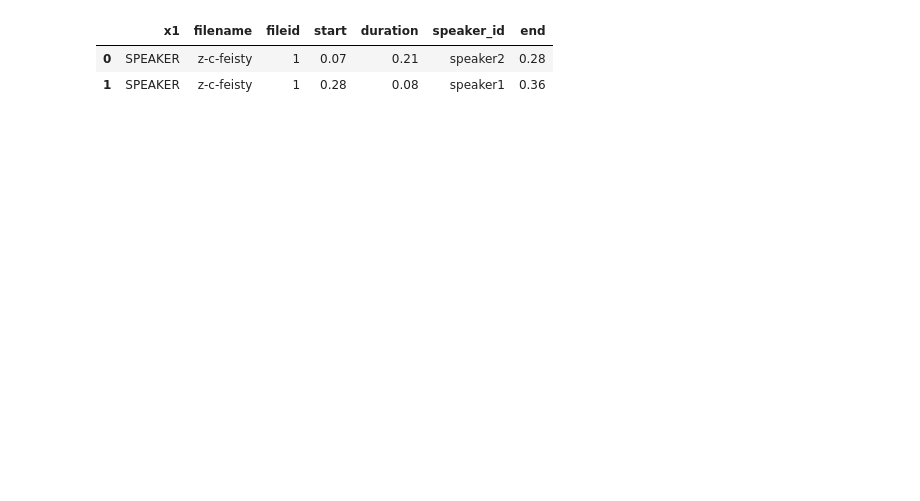
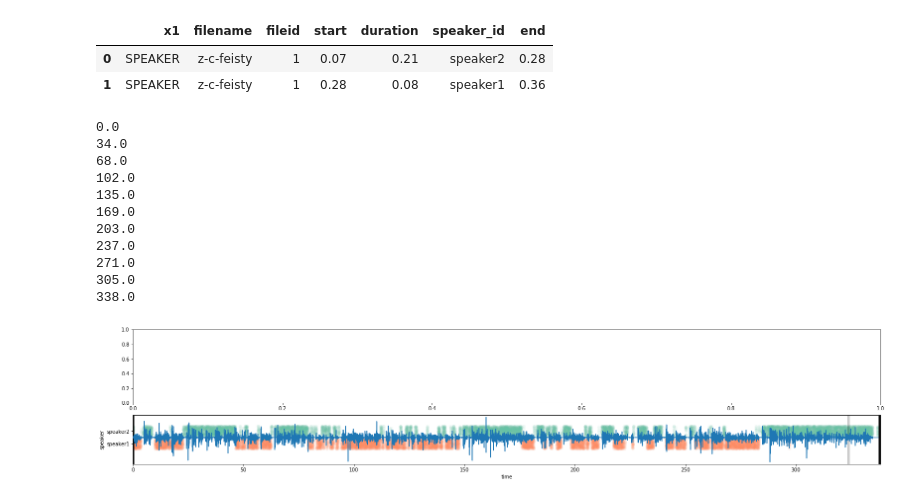
Before and after one commit to AntonBiryukovUofC/diurisation-pet-proj, a Jupyter notebook: notebooks/Visualisation-tests.ipynb, the cells around one changed output. Drawn from its saved outputs; the diff is of its cells as text; code cells hidden in the pictures; blank space fills up the shorter version.

Commit message:
added notebooks with visualization tests

```diff
--- a/notebooks/Visualisation-tests.ipynb
+++ b/notebooks/Visualisation-tests.ipynb
@@ -18,6 +19,7 @@ speaker_track['end'] = speaker_track['start']+speaker_track['duration']
 bins_speaker = pd.DataFrame({'name':speaker_track['speaker_id'].values},index = pd.IntervalIndex.from_arrays(left = speaker_track['start'],right=speaker_track['end']))
 speaker_track.drop(['skip1','skip2','skip3'],axis=1,inplace = True)
 speaker_track.head(2)
+cat_type = CategoricalDtype(categories=speaker_track['speaker_id'].unique().tolist())
 # %% [output]
 |  | x1 | filename | fileid | start | duration | speaker_id | end |
 | 0 | SPEAKER | z-c-feisty | 1 | 0.07 | 0.21 | speaker2 | 0.28 |
@@ -34,8 +35,62 @@ def find_speaker(x):
         res=np.nan
     return res
 #t = tmp.reset_index()
+tmp = df.sample(frac=0.005).sort_values('time')
 speaker_id = tmp['time'].apply(lambda x: find_speaker(x))
 speaker_id.head()
-tmp['speaker']  =speaker_id
+tmp['speaker']  =speaker_id.astype(cat_type)
+tmp.set_index('time',inplace=True,drop=False)
+# %%
+import seaborn as sns
+folder_output =os.path.splitext(fname)[0]
+os.makedirs(folder_output,exist_ok=True)
+fig,ax = plt.subplots(figsize=(27, 5),nrows=2,gridspec_kw = {'height_ratios':[3,2]})
+tmp['speaker_cat'] = tmp['speaker'].cat.codes
+tmp.loc[tmp['speaker_cat'] == -1,'speaker_cat'] = np.NaN
+sns.stripplot(x='time',y='speaker',data= tmp,ax=ax[1],alpha=0.05,palette='Set2',jitter = 0.4,size=6.5,zorder=0)
+tmp['amp_scaled'] = np.mean(ax[1].get_ylim())+tmp['amplitude']*len(tmp['speaker'].unique())
+
+tmp['amp_scaled'].plot(ax=ax[1],zorder=10)
+sec=0
+dsec= 15
+line = ax[1].axvline(sec,c = 'k',linewidth=5)
+line = ax[1].axvline(sec,c = 'k',linewidth=5)
+line_l = ax[1].axvline(sec-dsec*0.95,c = 'k',alpha=0.2,linewidth=5)
+line_r = ax[1].axvline(sec+dsec*0.95,c = 'k',alpha=0.2,linewidth=5)
+
+line_top_panel = ax[0].axvline(sec,c = 'k',linewidth=5)
+sub_tmp = tmp[(tmp.index>sec-dsec) & (tmp.index<sec+dsec)]
+n_frames = 10
+sec_per_frame = (df['time'].max()+1) / n_frames
+ax[1].set_xlim([0,df['time'].max()+1])
+
+for fr in np.arange(n_frames+1):
+    sec = np.round(fr * sec_per_frame)
+    sub_tmp = tmp[(tmp.index>sec-dsec) & (tmp.index<sec+dsec)].copy()
+    sns.stripplot(x='time',y='speaker',data= sub_tmp,ax=ax[0],alpha=0.5,palette='Set2',jitter = 0.3,size=7.5,zorder=0)
+    sub_tmp['amp_scaled'] = sub_tmp['speaker_cat']+sub_tmp['amplitude'] * sub_tmp['speaker_cat'].unique().shape[0]
+    sub_tmp['amp_scaled'].plot(ax=ax[0],zorder=10)
+
+    line_top_panel = ax[0].axvline(sec,c = 'k',linewidth=5)
+    fig_name = os.path.join(folder_output,f'{sec}.png')
+    line.set_xdata([sec,sec])
+    line_l.set_xdata(sec-dsec*0.95)
+    line_r.set_xdata(sec+dsec*0.95)
+    fig.savefig(fig_name)
+    ax[0].clear()
+    print(sec)
+# %% [output]
+0.0
+34.0
+68.0
+102.0
+135.0
+169.0
+203.0
+237.0
+271.0
+305.0
+338.0
+[figure, added]
 # %%
 # %% [output]
```
Also changed, not shown: parts of 9 cells of this notebook, 11 other files.
